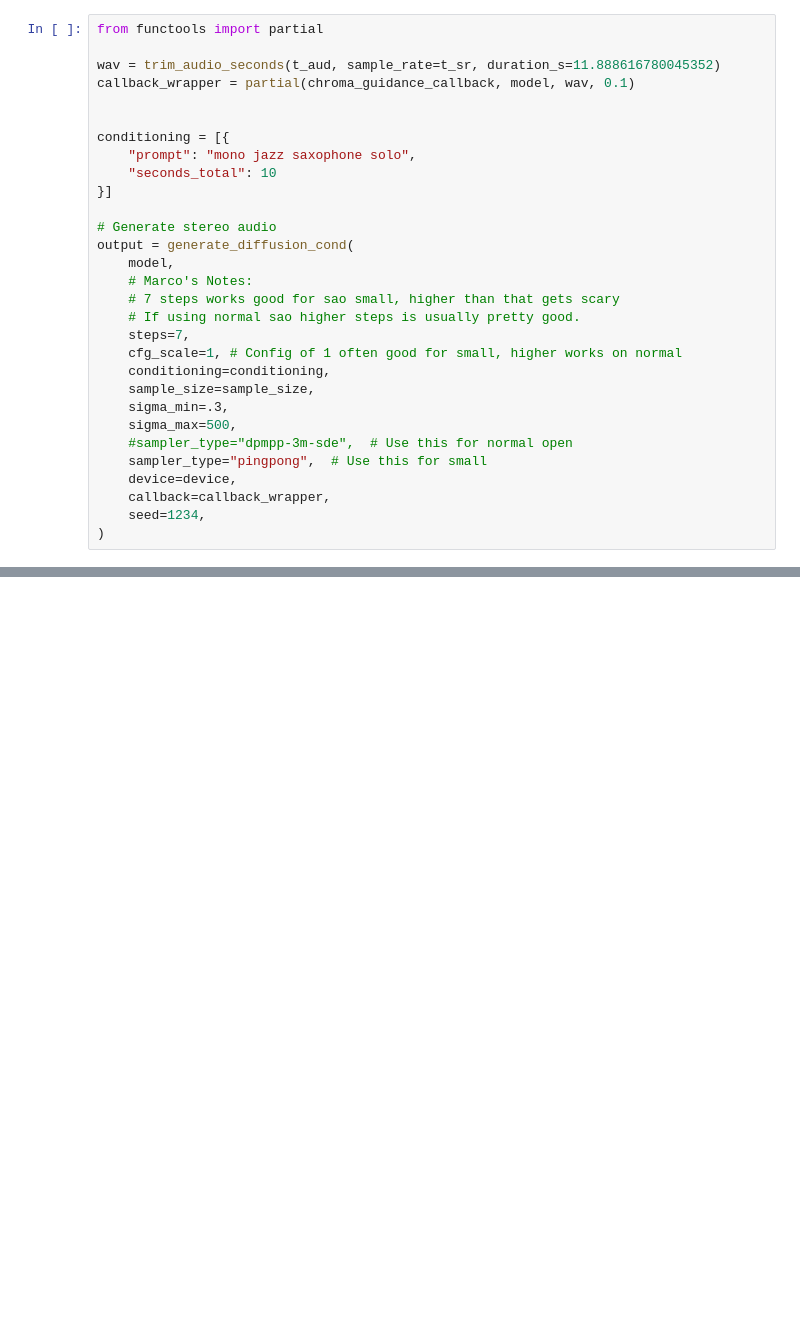
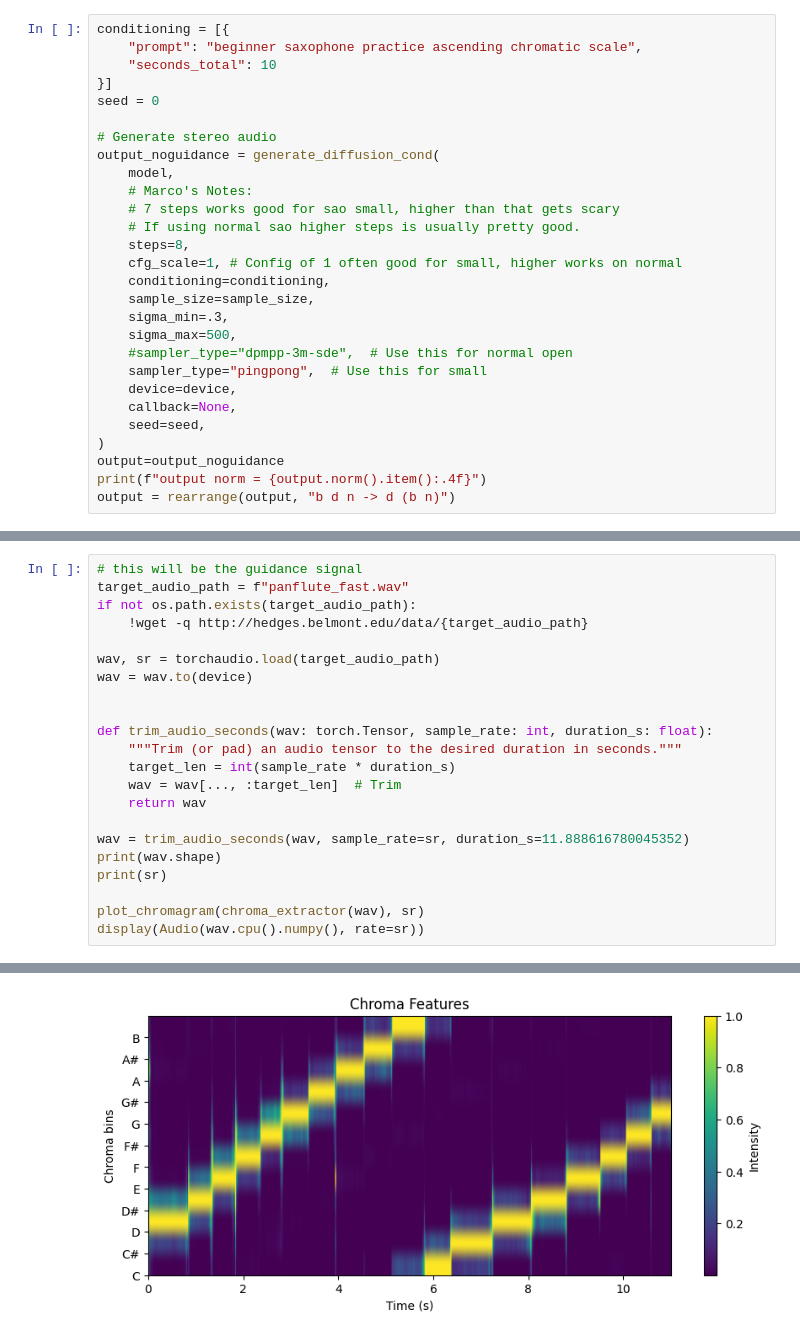
Before and after one commit to Ocrabit/sao-guidance, a Jupyter notebook: chord/TestWorkbook.ipynb, the cells around one changed output, grey strips where cells are left out. Drawn from its saved outputs; the diff is of its cells as text; blank space fills up the shorter version.

```diff
--- a/chord/TestWorkbook.ipynb
+++ b/chord/TestWorkbook.ipynb
@@ -279,22 +32,17 @@ display(Audio(t_aud.numpy(), rate=t_sr))
 # %%
-from functools import partial
-
-wav = trim_audio_seconds(t_aud, sample_rate=t_sr, duration_s=11.888616780045352)
-callback_wrapper = partial(chroma_guidance_callback, model, wav, 0.1)
-
-
 conditioning = [{
-    "prompt": "mono jazz saxophone solo",
+    "prompt": "beginner saxophone practice ascending chromatic scale",
     "seconds_total": 10
 }]
+seed = 0
 
 # Generate stereo audio
-output = generate_diffusion_cond(
+output_noguidance = generate_diffusion_cond(
     model,
     # Marco's Notes:
     # 7 steps works good for sao small, higher than that gets scary
     # If using normal sao higher steps is usually pretty good.
-    steps=7,
+    steps=8,
     cfg_scale=1, # Config of 1 often good for small, higher works on normal
     conditioning=conditioning,
     sample_size=sample_size,
@@ -303,7 +51,10 @@ output = generate_diffusion_cond(
     #sampler_type="dpmpp-3m-sde",  # Use this for normal open
     sampler_type="pingpong",  # Use this for small
     device=device,
-    callback=callback_wrapper,
-    seed=1234,
+    callback=None,
+    seed=seed,
 )
+output=output_noguidance
+print(f"output norm = {output.norm().item():.4f}")
+output = rearrange(output, "b d n -> d (b n)")
 # %% [output]
@@ -328,0 +169,23 @@ display(Audio(cleaned_output.numpy(), rate=sample_rate))
+# %%
+# this will be the guidance signal
+target_audio_path = f"panflute_fast.wav"
+if not os.path.exists(target_audio_path):
+    !wget -q http://hedges.belmont.edu/data/{target_audio_path}
+
+wav, sr = torchaudio.load(target_audio_path)
+wav = wav.to(device)
+
+
+def trim_audio_seconds(wav: torch.Tensor, sample_rate: int, duration_s: float):
+    """Trim (or pad) an audio tensor to the desired duration in seconds."""
+    target_len = int(sample_rate * duration_s)
+    wav = wav[..., :target_len]  # Trim
+    return wav
+
+wav = trim_audio_seconds(wav, sample_rate=sr, duration_s=11.888616780045352)
+print(wav.shape)
+print(sr)
+
+plot_chromagram(chroma_extractor(wav), sr)
+display(Audio(wav.cpu().numpy(), rate=sr))
+# %% [output]
@@ -328,0 +194 @@ display(Audio(cleaned_output.numpy(), rate=sample_rate))
+[figure, added]
```
Also changed, not shown: parts of 35 cells of this notebook.
